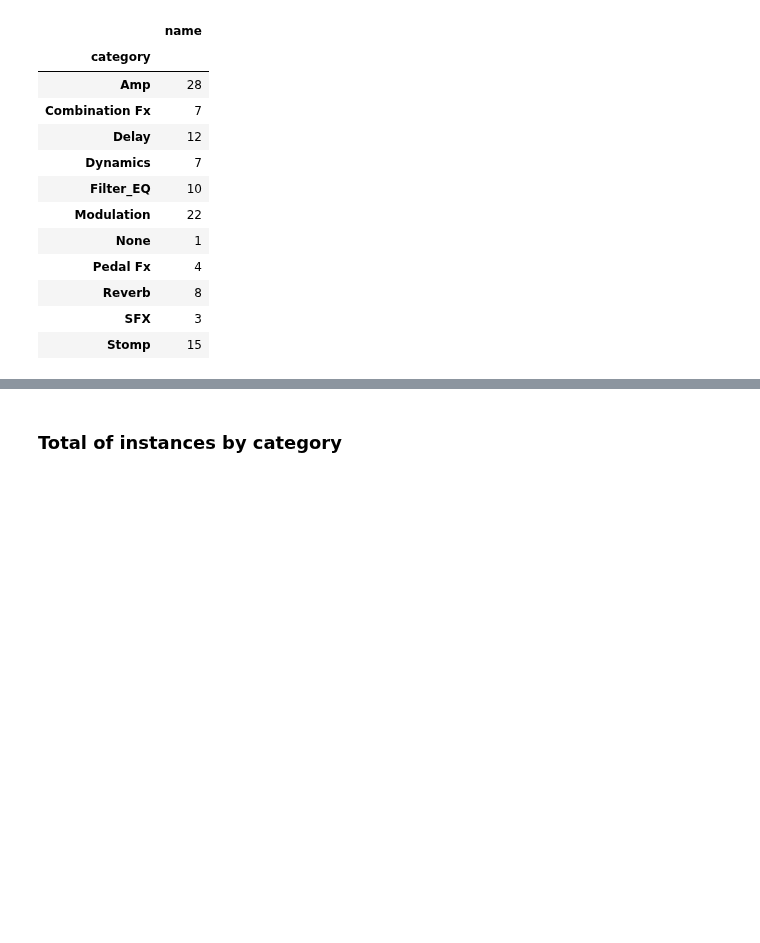
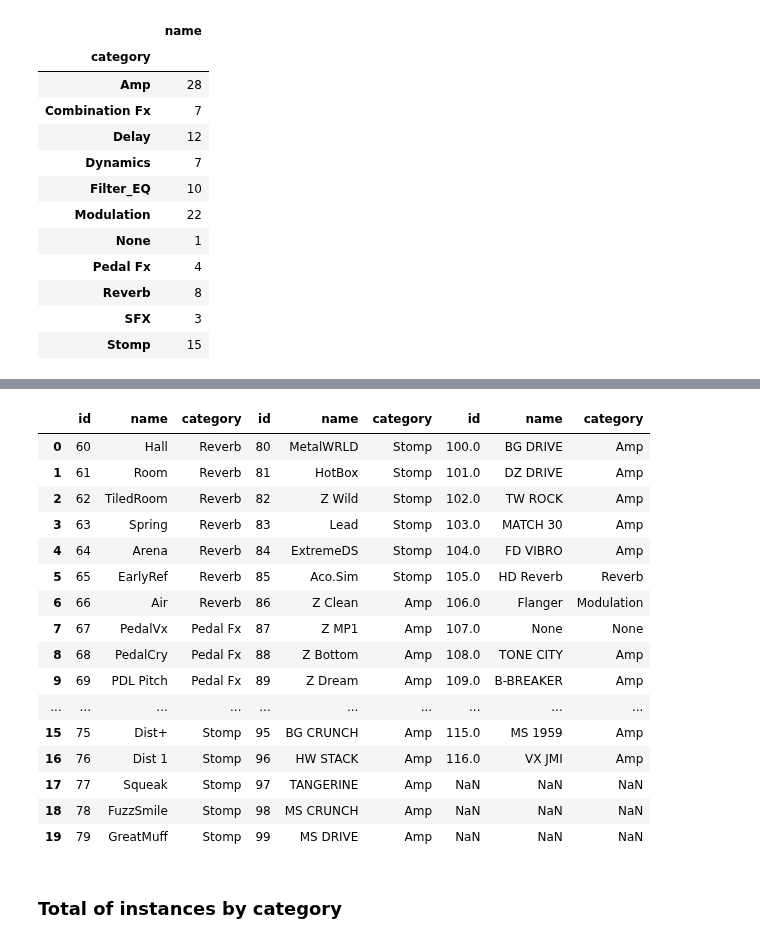
Before and after one commit to SrMouraSilva/RBM, a Jupyter notebook: experiments/notebooks/Dataset.ipynb, the cells around one changed output, grey strips where cells are left out. Saved outputs shown, nothing was run; the diff lists cells and outputs as text; code cells hidden in the pictures; blank space fills up the shorter version.

```diff
--- a/experiments/notebooks/Dataset.ipynb
+++ b/experiments/notebooks/Dataset.ipynb
@@ -90,3 +92,16 @@ plugins_categories.groupby('category').count()
 | Reverb | 8 |
 | SFX | 3 |
 | Stomp | 15 |
+# %%
+pc = plugins_categories.sort_index()
+
+number_by_page = 20
+
+pc1 = pc[pc.index < number_by_page]
+pc2 = pc[(pc.index >= number_by_page) & (pc.index < number_by_page*2)]
+pc3 = pc[(pc.index >= number_by_page*2) & (pc.index < number_by_page*3)]
+
+
+page1 = pd.concat([pc1, pc2.reset_index(), pc3.reset_index()], axis=1)
+page1.to_latex('output/plugins-categories-1.latex')
+page1
@@ -93,3 +126,29 @@ plugins_categories.groupby('category').count()
+# %%
+pc4 = pc[(pc.index >= number_by_page*3) & (pc.index < number_by_page*4)]
+pc5 = pc[(pc.index >= number_by_page*4) & (pc.index < number_by_page*5)]
+pc6 = pc[(pc.index >= number_by_page*5)]
+
+page2 = pd.concat([pc4.reset_index(), pc5.reset_index(), pc6.reset_index()], axis=1)
+page2.to_latex('output/plugins-categories-2.latex', index=False)
+page2
+# %% [output]
+|  | id | name | category | id | name | category | id | name | category |
+| 0 | 60 | Hall | Reverb | 80 | MetalWRLD | Stomp | 100.0 | BG DRIVE | Amp |
+| 1 | 61 | Room | Reverb | 81 | HotBox | Stomp | 101.0 | DZ DRIVE | Amp |
+| 2 | 62 | TiledRoom | Reverb | 82 | Z Wild | Stomp | 102.0 | TW ROCK | Amp |
+| 3 | 63 | Spring | Reverb | 83 | Lead | Stomp | 103.0 | MATCH 30 | Amp |
+| 4 | 64 | Arena | Reverb | 84 | ExtremeDS | Stomp | 104.0 | FD VIBRO | Amp |
+| 5 | 65 | EarlyRef | Reverb | 85 | Aco.Sim | Stomp | 105.0 | HD Reverb | Reverb |
+| 6 | 66 | Air | Reverb | 86 | Z Clean | Amp | 106.0 | Flanger | Modulation |
+| 7 | 67 | PedalVx | Pedal Fx | 87 | Z MP1 | Amp | 107.0 | None | None |
+| 8 | 68 | PedalCry | Pedal Fx | 88 | Z Bottom | Amp | 108.0 | TONE CITY | Amp |
+| 9 | 69 | PDL Pitch | Pedal Fx | 89 | Z Dream | Amp | 109.0 | B-BREAKER | Amp |
+| ... | ... | ... | ... | ... | ... | ... | ... | ... | ... |
+| 15 | 75 | Dist+ | Stomp | 95 | BG CRUNCH | Amp | 115.0 | MS 1959 | Amp |
+| 16 | 76 | Dist 1 | Stomp | 96 | HW STACK | Amp | 116.0 | VX JMI | Amp |
+| 17 | 77 | Squeak | Stomp | 97 | TANGERINE | Amp | NaN | NaN | NaN |
+| 18 | 78 | FuzzSmile | Stomp | 98 | MS CRUNCH | Amp | NaN | NaN | NaN |
+| 19 | 79 | GreatMuff | Stomp | 99 | MS DRIVE | Amp | NaN | NaN | NaN |
 # %% [markdown]
 ### Total of instances by category
 # %%
```
Also changed, not shown: parts of 3 cells of this notebook, 23 other files.
